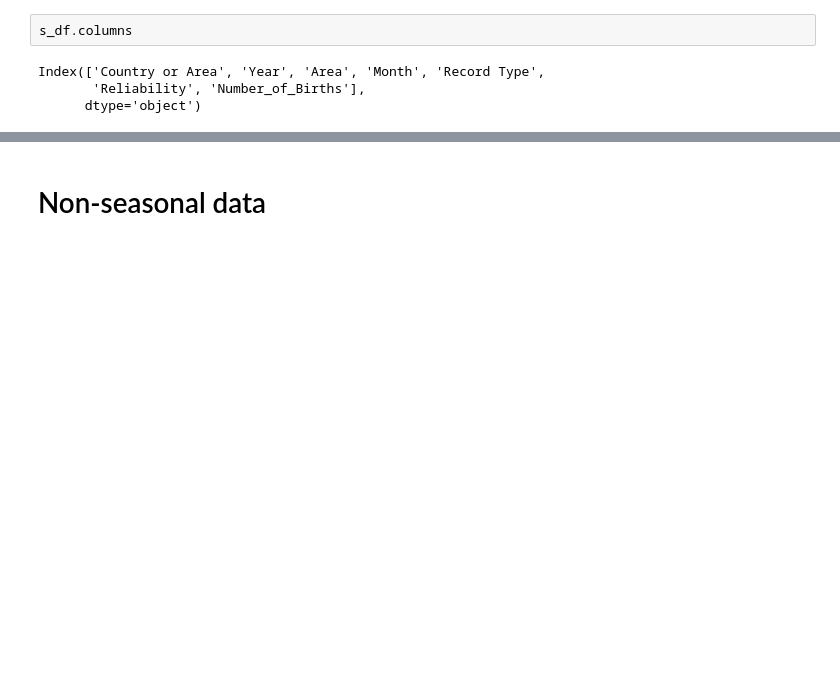
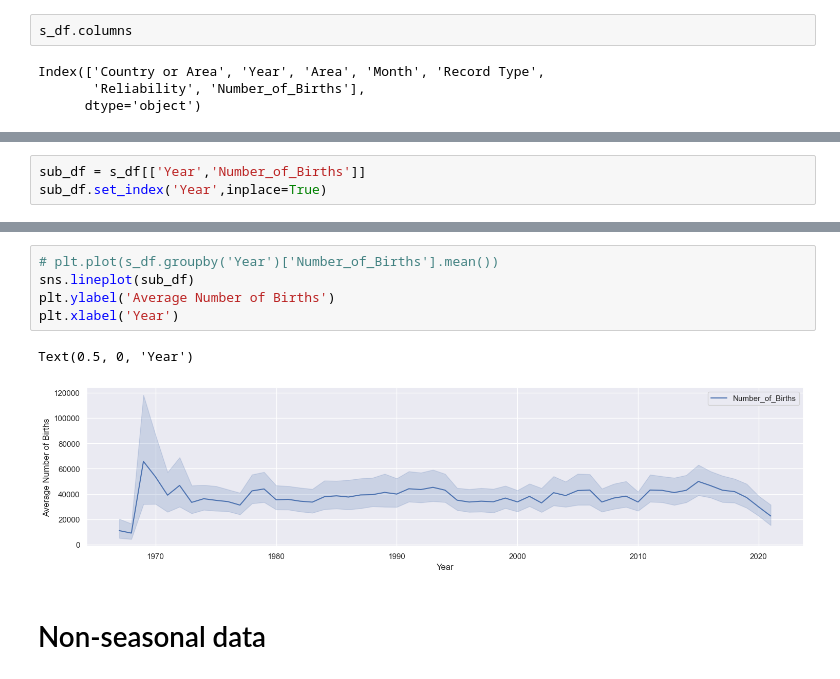
Before and after one commit to worldteacher-global/MA641_TIMESERIES_GROUPPROJECT, a Jupyter notebook: TS_.ipynb, the cells around one changed output, grey strips where cells are left out. Saved outputs shown, nothing was run; the diff lists cells and outputs as text; blank space fills up the shorter version.

Commit message:
plotting seasonal data

```diff
--- a/TS_.ipynb
+++ b/TS_.ipynb
@@ -155,0 +136,3 @@ plt.plot(s_df['Year'],s_df['Number_of_Births'])
+# %%
+sub_df = s_df[['Year','Number_of_Births']]
+sub_df.set_index('Year',inplace=True)
@@ -156,3 +149,11 @@ plt.plot(s_df['Year'],s_df['Number_of_Births'])
+# %%
+# plt.plot(s_df.groupby('Year')['Number_of_Births'].mean())
+sns.lineplot(sub_df)
+plt.ylabel('Average Number of Births')
+plt.xlabel('Year')
+# %% [output]
+Text(0.5, 0, 'Year')
+[figure, added]
 # %% [markdown]
 # Non-seasonal data
 # %%
```
Also changed, not shown: parts of 7 cells of this notebook.
